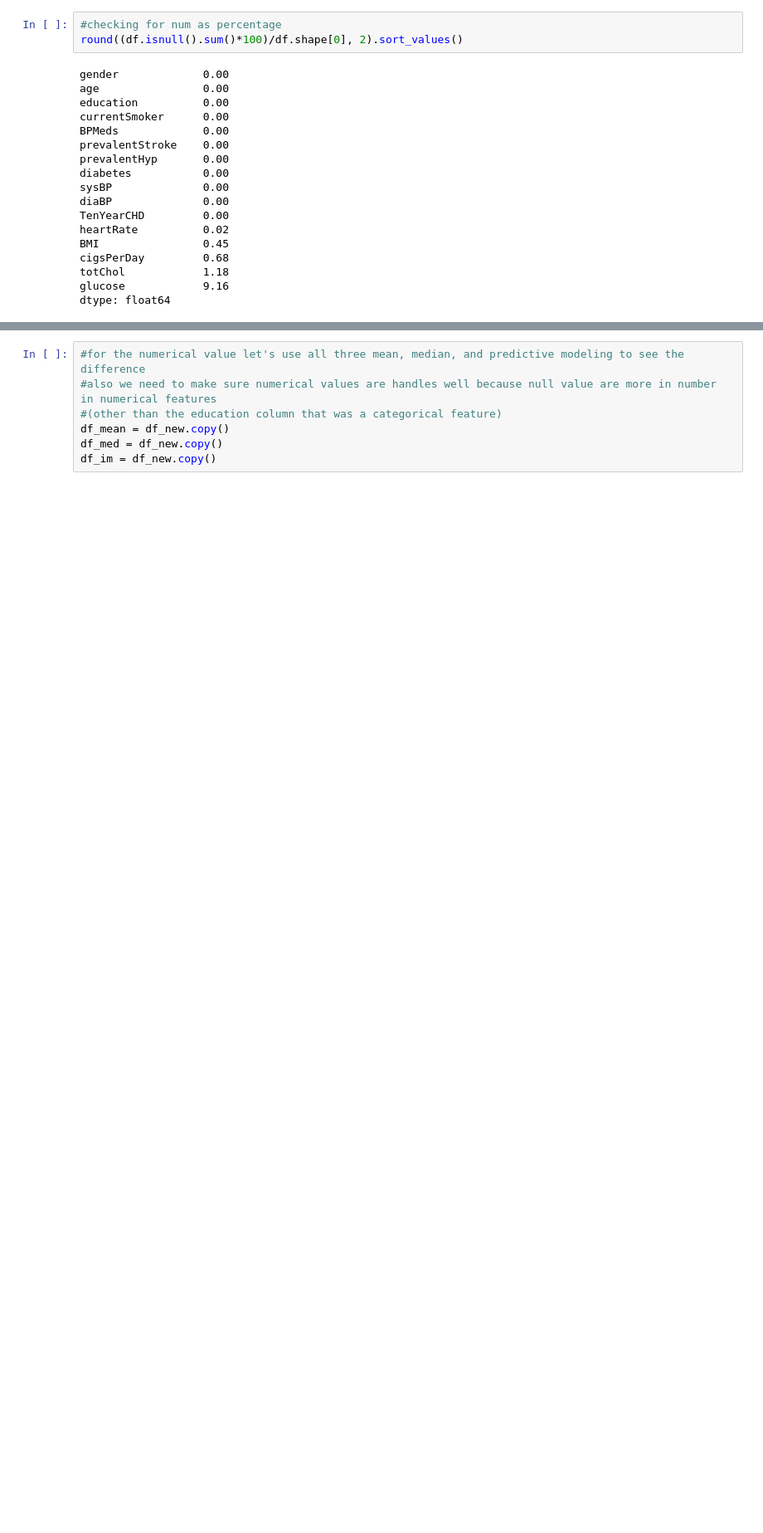
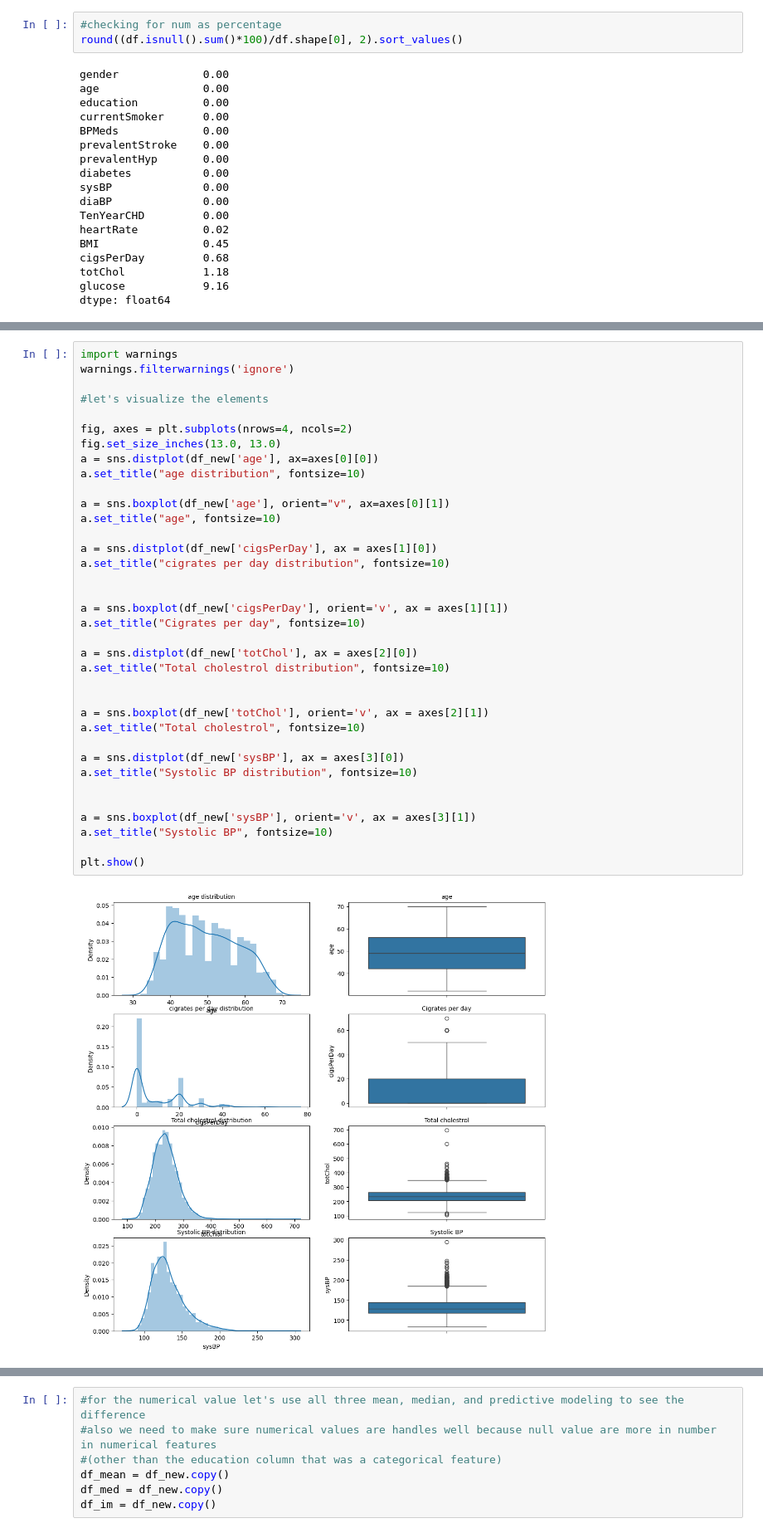
Before and after one commit to PManiAwasthi/Data-Analytics-with-python-notebooks, a Jupyter notebook: Project 2 Classification for Heart Attack Tendency in next 10 Years/heart_attack_in_10_years_classification_project.ipynb, the cells around one changed output, grey strips where cells are left out. Shown at 83% size. Drawn from its saved outputs; the diff is of its cells as text; blank space fills up the shorter version.

```diff
--- a/Project 2 Classification for Heart Attack Tendency in next 10 Years/heart_attack_in_10_years_classification_project.ipynb
+++ b/Project 2 Classification for Heart Attack Tendency in next 10 Years/heart_attack_in_10_years_classification_project.ipynb
@@ -251,0 +333,38 @@ df_new.head()
+# %%
+import warnings
+warnings.filterwarnings('ignore')
+
+#let's visualize the elements
+
+fig, axes = plt.subplots(nrows=4, ncols=2)
+fig.set_size_inches(13.0, 13.0)
+a = sns.distplot(df_new['age'], ax=axes[0][0])
+a.set_title("age distribution", fontsize=10)
+
+a = sns.boxplot(df_new['age'], orient="v", ax=axes[0][1])
+a.set_title("age", fontsize=10)
+
+a = sns.distplot(df_new['cigsPerDay'], ax = axes[1][0])
+a.set_title("cigrates per day distribution", fontsize=10)
+
+
+a = sns.boxplot(df_new['cigsPerDay'], orient='v', ax = axes[1][1])
+a.set_title("Cigrates per day", fontsize=10)
+
+a = sns.distplot(df_new['totChol'], ax = axes[2][0])
+a.set_title("Total cholestrol distribution", fontsize=10)
+
+
+a = sns.boxplot(df_new['totChol'], orient='v', ax = axes[2][1])
+a.set_title("Total cholestrol", fontsize=10)
+
+a = sns.distplot(df_new['sysBP'], ax = axes[3][0])
+a.set_title("Systolic BP distribution", fontsize=10)
+
+
+a = sns.boxplot(df_new['sysBP'], orient='v', ax = axes[3][1])
+a.set_title("Systolic BP", fontsize=10)
+
+plt.show()
+# %% [output]
+[figure, added]
```
Also changed, not shown: parts of 43 cells of this notebook.
